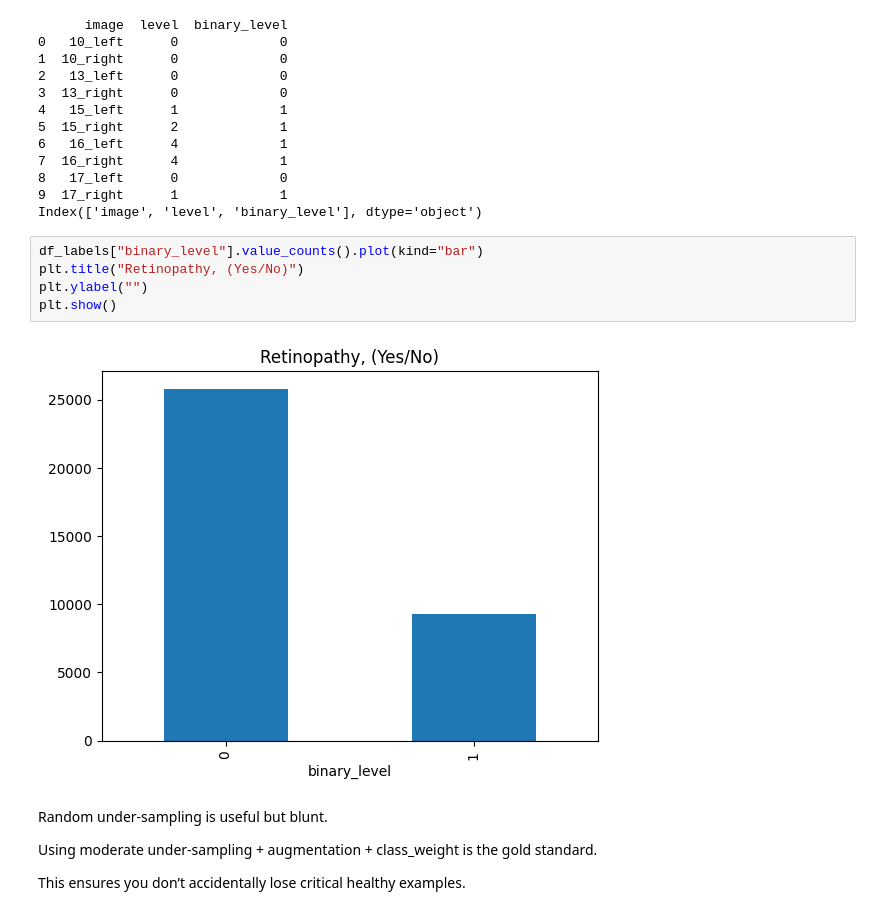
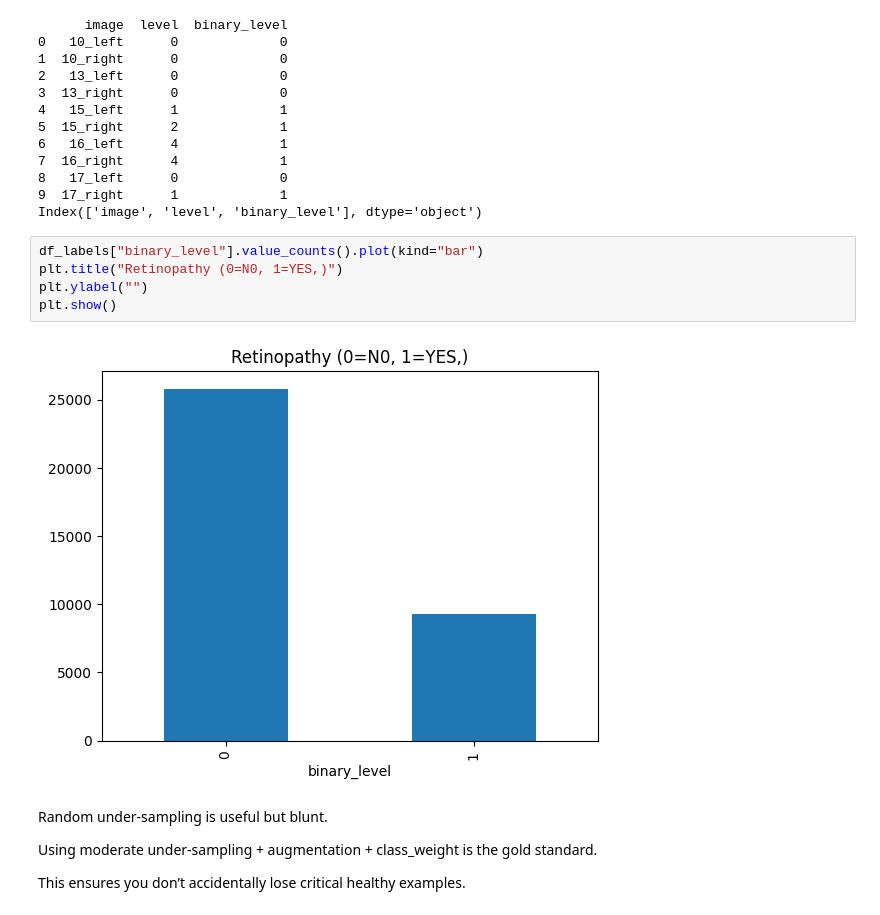
Before and after one commit to SheryllD/diabetic_retinopathy_ml, a Jupyter notebook: Diabetic_Retinopathy_ML.ipynb, the cells around one changed output. Saved outputs shown, nothing was run; the diff lists cells and outputs as text.

Commit message:
Improved the Binary Level Plot

```diff
--- a/Diabetic_Retinopathy_ML.ipynb
+++ b/Diabetic_Retinopathy_ML.ipynb
@@ -265,11 +265,11 @@ print(df_labels.columns)
 Index(['image', 'level', 'binary_level'], dtype='object')
 # %%
 df_labels["binary_level"].value_counts().plot(kind="bar")
-plt.title("Retinopathy, (Yes/No)")
+plt.title("Retinopathy (0=N0, 1=YES,)")
 plt.ylabel("")
 plt.show()
 # %% [output]
-[figure, old version]
+[figure, new version]
 # %% [markdown]
 Random under-sampling is useful but blunt.
 
```
